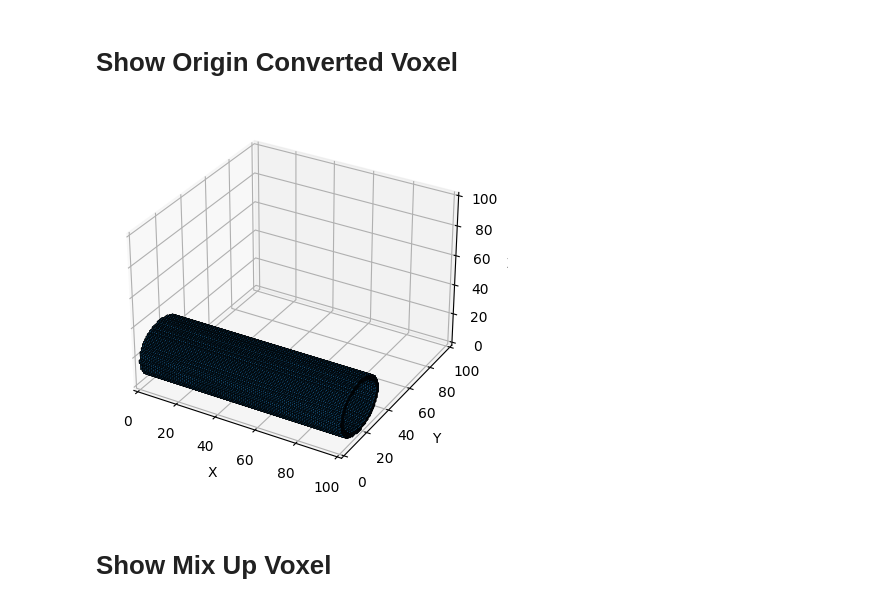
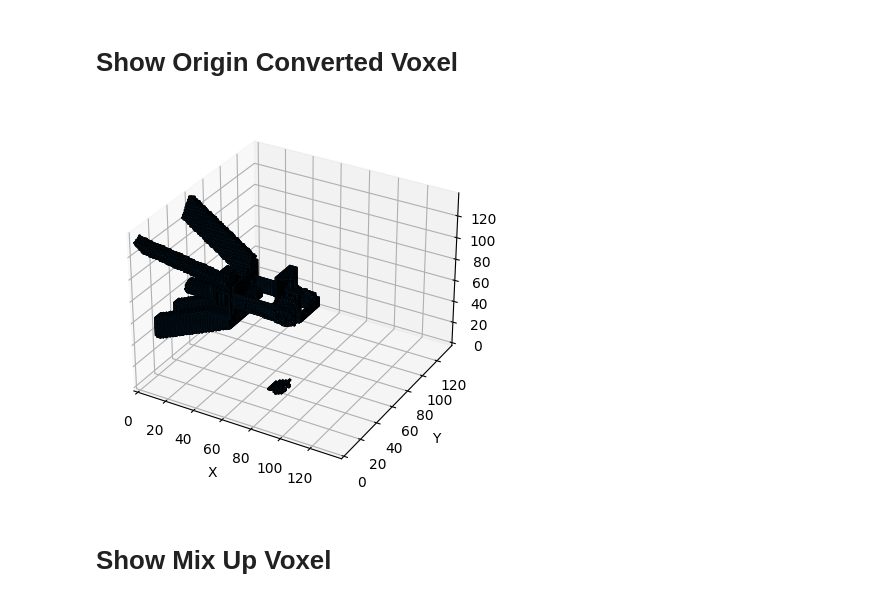
Before and after one commit to zezeze97/MIM-Med3D, a Jupyter notebook: code/visualize/vis_abc_mix.ipynb, the cells around one changed output. Saved outputs shown, nothing was run; the diff lists cells and outputs as text; code cells hidden in the pictures.

```diff
--- a/code/visualize/vis_abc_mix.ipynb
+++ b/code/visualize/vis_abc_mix.ipynb
@@ -17,7 +17,7 @@ def showVoxel(voxel):
     ax.set_zlim([0,max(voxel.shape)])
     plt.show()
 # %%
-root_dir = '/Users/zhangzeren/Downloads/dataset/abc'
+root_dir = '/Users/zezeze/Downloads/abc_data/'
 
 with open(os.path.join(root_dir, 'train.txt'), 'r') as f:
     train_lst = f.readlines()
@@ -31,11 +31,11 @@ all_lst = train_lst + val_lst
 # %% [markdown]
 # Show Origin Converted Voxel
 # %%
-idx = 0
+idx = 4
 voxel = np.load(os.path.join(root_dir, all_lst[idx]))
 showVoxel(voxel)
 # %% [output]
-[figure, old version]
+[figure, new version]
 # %% [markdown]
 # Show Mix Up Voxel
 # %%
```
Also changed, not shown: parts of 3 cells of this notebook, 1 other file.
